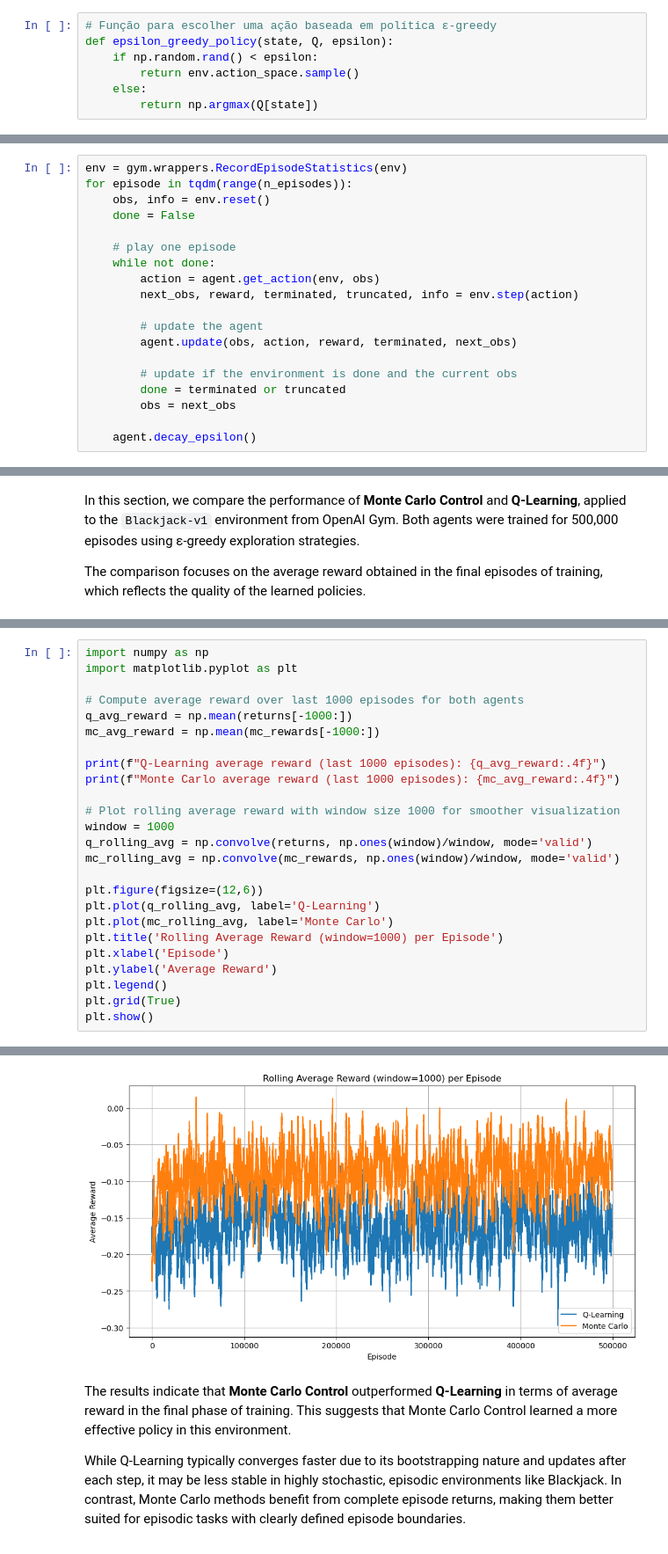
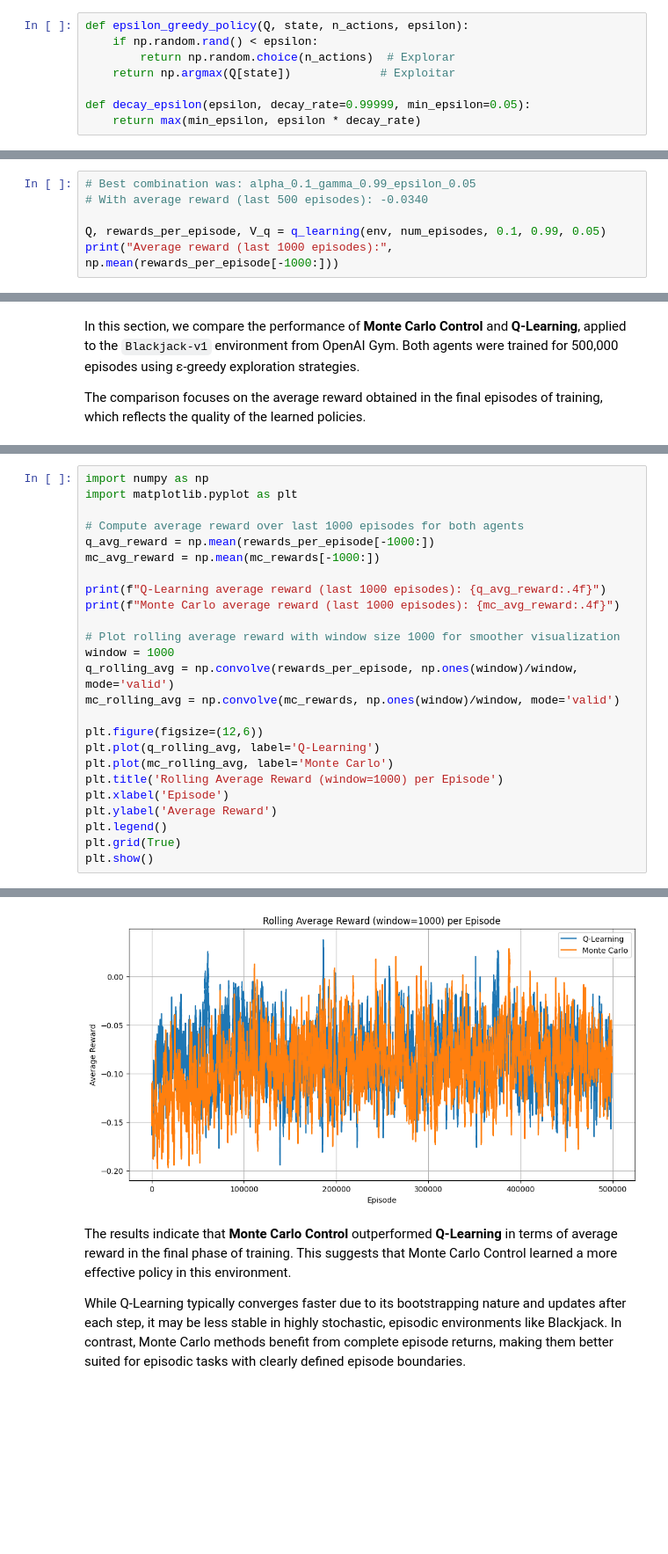
Before and after one commit to joanaramosrodrigues/ReinforcementLearning_Project, a Jupyter notebook: Blackjack.ipynb, the cells around one changed output, grey strips where cells are left out. Shown: that part at 88% size. Drawn from its saved outputs; the diff is of its cells as text; blank space fills up the shorter version.

```diff
--- a/Blackjack.ipynb
+++ b/Blackjack.ipynb
@@ -81,8 +74,9 @@ Epsilon-Greedy Policy Function
-# %%
-# Função para escolher uma ação baseada em política ε-greedy
-def epsilon_greedy_policy(state, Q, epsilon):
-    if np.random.rand() < epsilon:
-        return env.action_space.sample()
-    else:
-        return np.argmax(Q[state])
+# %%
+def epsilon_greedy_policy(Q, state, n_actions, epsilon):
+    if np.random.rand() < epsilon:
+        return np.random.choice(n_actions)  # Explorar
+    return np.argmax(Q[state])             # Exploitar
+
+def decay_epsilon(epsilon, decay_rate=0.99999, min_epsilon=0.05):
+    return max(min_epsilon, epsilon * decay_rate)
 # %% [markdown]
@@ -151,0 +172,6 @@ V = compute_value_function(Q)
+# %%
+# Best combination was: alpha_0.1_gamma_0.99_epsilon_0.05
+# With average reward (last 500 episodes): -0.0340
+
+Q, rewards_per_episode, V_q = q_learning(env, num_episodes, 0.1, 0.99, 0.05)
+print("Average reward (last 1000 episodes):", np.mean(rewards_per_episode[-1000:]))
@@ -254,19 +221,0 @@ agent = BlackjackAgent(
-# %%
-env = gym.wrappers.RecordEpisodeStatistics(env)
-for episode in tqdm(range(n_episodes)):
-    obs, info = env.reset()
-    done = False
-
-    # play one episode
-    while not done:
-        action = agent.get_action(env, obs)
-        next_obs, reward, terminated, truncated, info = env.step(action)
-
-        # update the agent
-        agent.update(obs, action, reward, terminated, next_obs)
-
-        # update if the environment is done and the current obs
-        done = terminated or truncated
-        obs = next_obs
-
-    agent.decay_epsilon()
@@ -625,7 +565,7 @@ import numpy as np
 import matplotlib.pyplot as plt
 
 # Compute average reward over last 1000 episodes for both agents
-q_avg_reward = np.mean(returns[-1000:])
+q_avg_reward = np.mean(rewards_per_episode[-1000:])
 mc_avg_reward = np.mean(mc_rewards[-1000:])
 
 print(f"Q-Learning average reward (last 1000 episodes): {q_avg_reward:.4f}")
@@ -633,7 +573,7 @@ print(f"Monte Carlo average reward (last 1000 episodes): {mc_avg_reward:.4f}")
 
 # Plot rolling average reward with window size 1000 for smoother visualization
 window = 1000
-q_rolling_avg = np.convolve(returns, np.ones(window)/window, mode='valid')
+q_rolling_avg = np.convolve(rewards_per_episode, np.ones(window)/window, mode='valid')
 mc_rolling_avg = np.convolve(mc_rewards, np.ones(window)/window, mode='valid')
 
 plt.figure(figsize=(12,6))
@@ -651,4 +591,4 @@ Monte Carlo average reward (last 1000 episodes): -0.0980
-[figure, old version]
+[figure, new version]
 # %% [markdown]
 The results indicate that **Monte Carlo Control** outperformed **Q-Learning** in terms of average reward in the final phase of training. This suggests that Monte Carlo Control learned a more effective policy in this environment.
 
```
Also changed, not shown: parts of 39 cells of this notebook.
